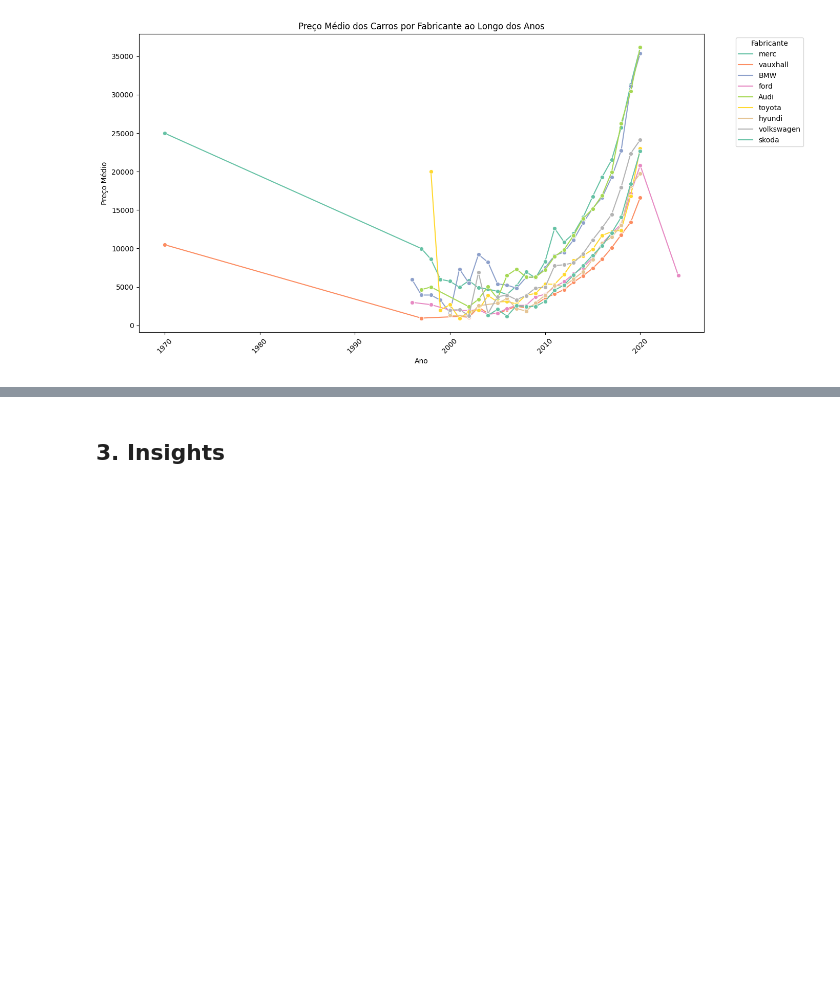
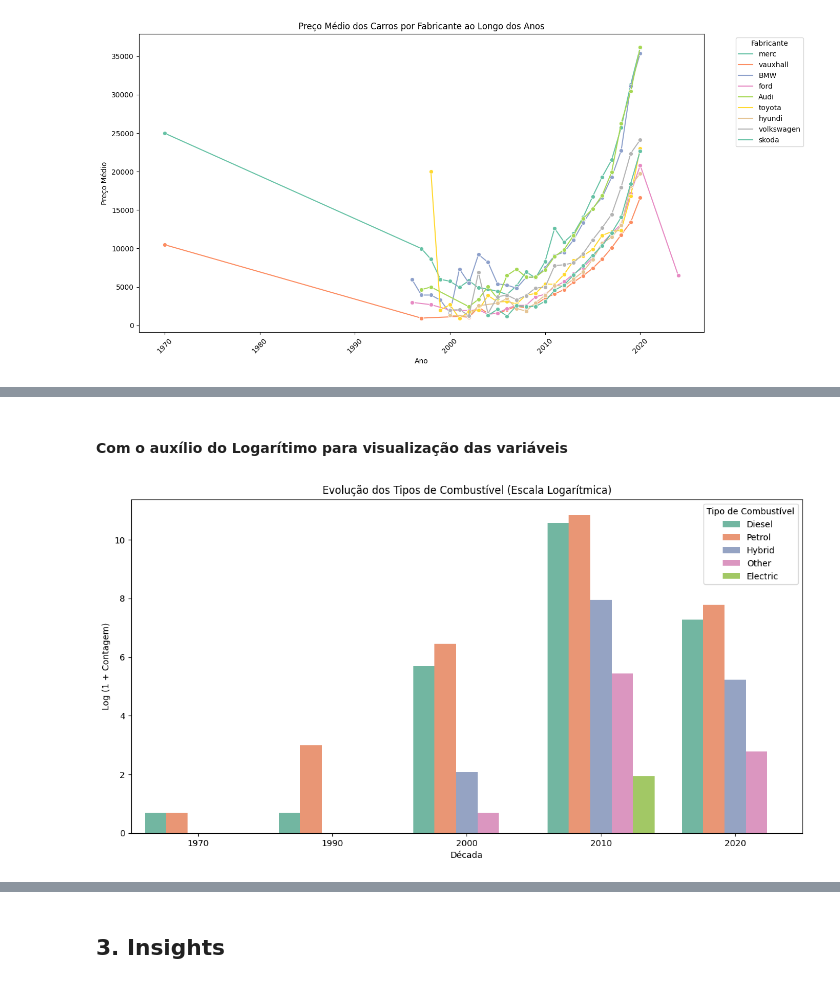
Before and after one commit to atlantico-academy/equipe1-2024.3, a Jupyter notebook: notebooks/01-exploratory_data_analysis.ipynb, the cells around one changed output, grey strips where cells are left out. Drawn from its saved outputs; the diff is of its cells as text; code cells hidden in the pictures; blank space fills up the shorter version.

Commit message:
feat: Adiciona gráficos das perguntas de partida e hipóteses

```diff
--- a/notebooks/01-exploratory_data_analysis.ipynb
+++ b/notebooks/01-exploratory_data_analysis.ipynb
@@ -342,0 +353,15 @@ plt.show()
+# %% [markdown]
+#### Com o auxílio do Logarítimo para visualização das variáveis
+# %%
+fuel_counts['log_count'] = np.log1p(fuel_counts['count'])  # log(1 + count)
+
+# Criando o gráfico de barras com a escala logarítmica
+plt.figure(figsize=(14, 7))
+sns.barplot(data=fuel_counts, x='decade', y='log_count', hue='fuelType', palette='Set2')
+plt.title('Evolução dos Tipos de Combustível (Escala Logarítmica)')
+plt.xlabel('Década')
+plt.ylabel('Log (1 + Contagem)')
+plt.legend(title='Tipo de Combustível')
+plt.show()
+# %% [output]
+[figure, added]
```
Also changed, not shown: parts of 9 cells of this notebook.
